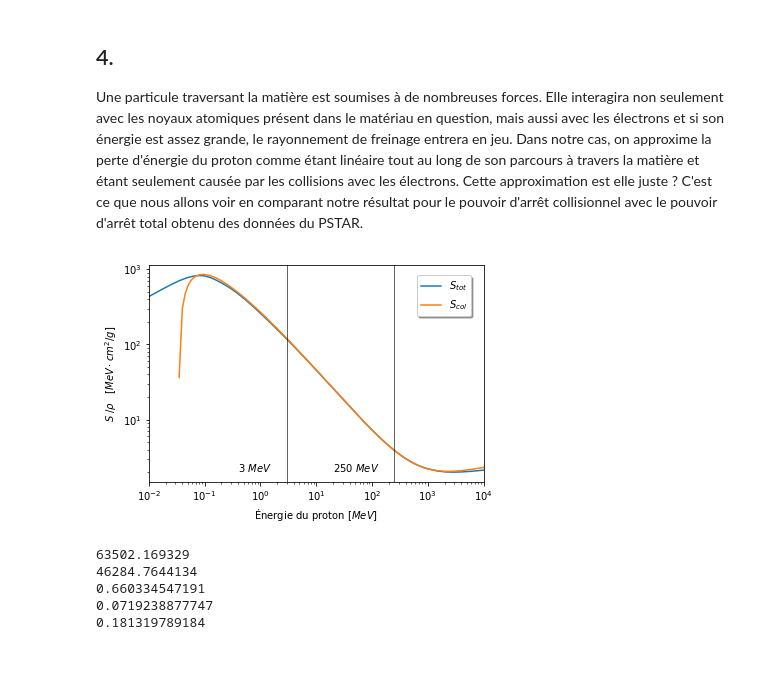
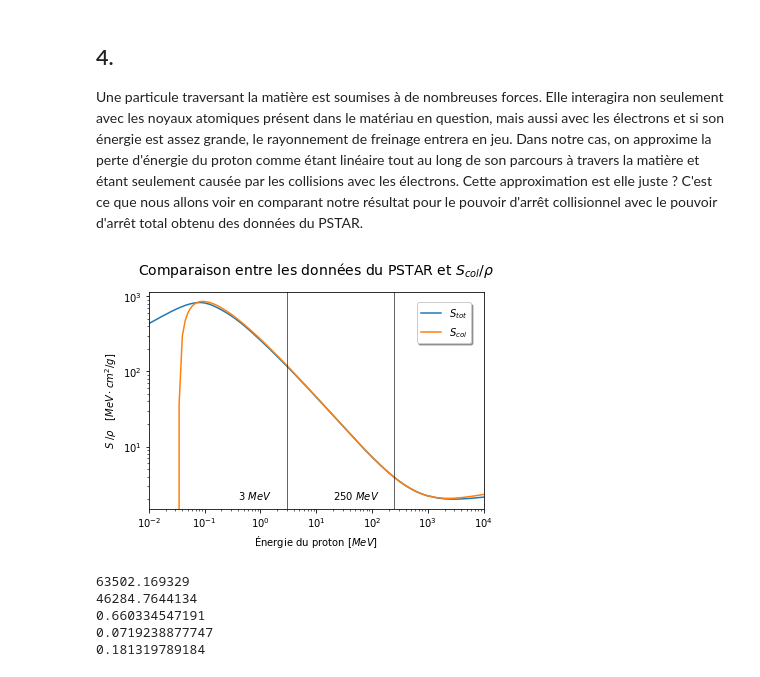
Before and after one commit to eliedl/Physique_numerique, a Jupyter notebook: TP1/TP1_Elie.ipynb, the cells around one changed output. Saved outputs shown, nothing was run; the diff lists cells and outputs as text; code cells hidden in the pictures.

```diff
--- a/TP1/TP1_Elie.ipynb
+++ b/TP1/TP1_Elie.ipynb
@@ -213,29 +216,30 @@ Une particule traversant la matière est soumises à de nombreuses forces. Elle
 # %%
 %matplotlib inline
 
-data = np.loadtxt('S_col_tot_pstar.txt')
+data = np.loadtxt('S_tot_pstar.txt')
 
 T_pstar = data[:, 0]
 s_tot = data[:, 1]
 
 s_col_eau = get_s_col(r_e, n_e_eau, T_pstar, I_eau)
 
 ax = plt.subplot(111)
 plt.plot(T_pstar, s_tot, label=r"$S_{tot}$")
 plt.plot(T_pstar, s_col_eau, label=r"$S_{col}\quad$")
 plt.xscale('log')
 plt.yscale('log')
 plt.xlabel(r'Énergie du proton $[MeV]$')
 plt.ylabel(r"$S\;/\rho\quad[MeV\cdot cm^2/g]$")
 plt.axvline(3, c='k', linewidth=0.6)
 plt.axvline(250, c='k', linewidth=0.6)
 plt.text(0.4, 2, r'$ 3\ MeV$')
 plt.text(20, 2, r'$ 250\ MeV$')
 plt.xlim([1e-2, 1e4])
 ax.legend(bbox_to_anchor=(0.8, 0.95), loc=2, borderaxespad=0., fancybox=True, shadow=True)
+plt.title(r"Comparaison entre les données du PSTAR et $S_{col}/\rho$", y=1.05, fontsize=14)
 plt.show()
 # %% [output]
-[figure, old version]
+[figure, new version]
 # %%
 def get_rms(data1, data2):
     rms = np.sqrt(np.mean((data1-data2)**2))
```
Also changed, not shown: parts of 15 cells of this notebook, 1 other file.
